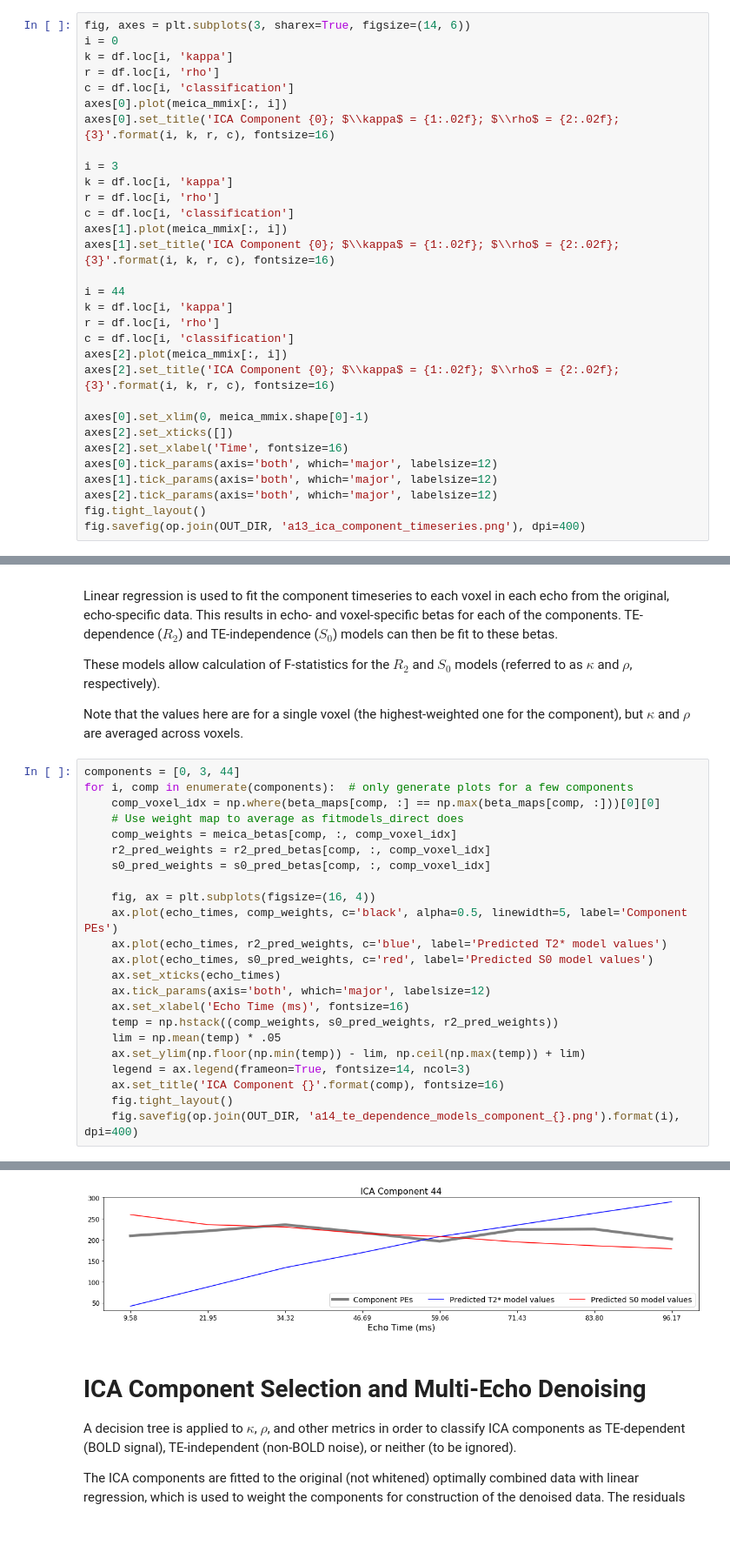
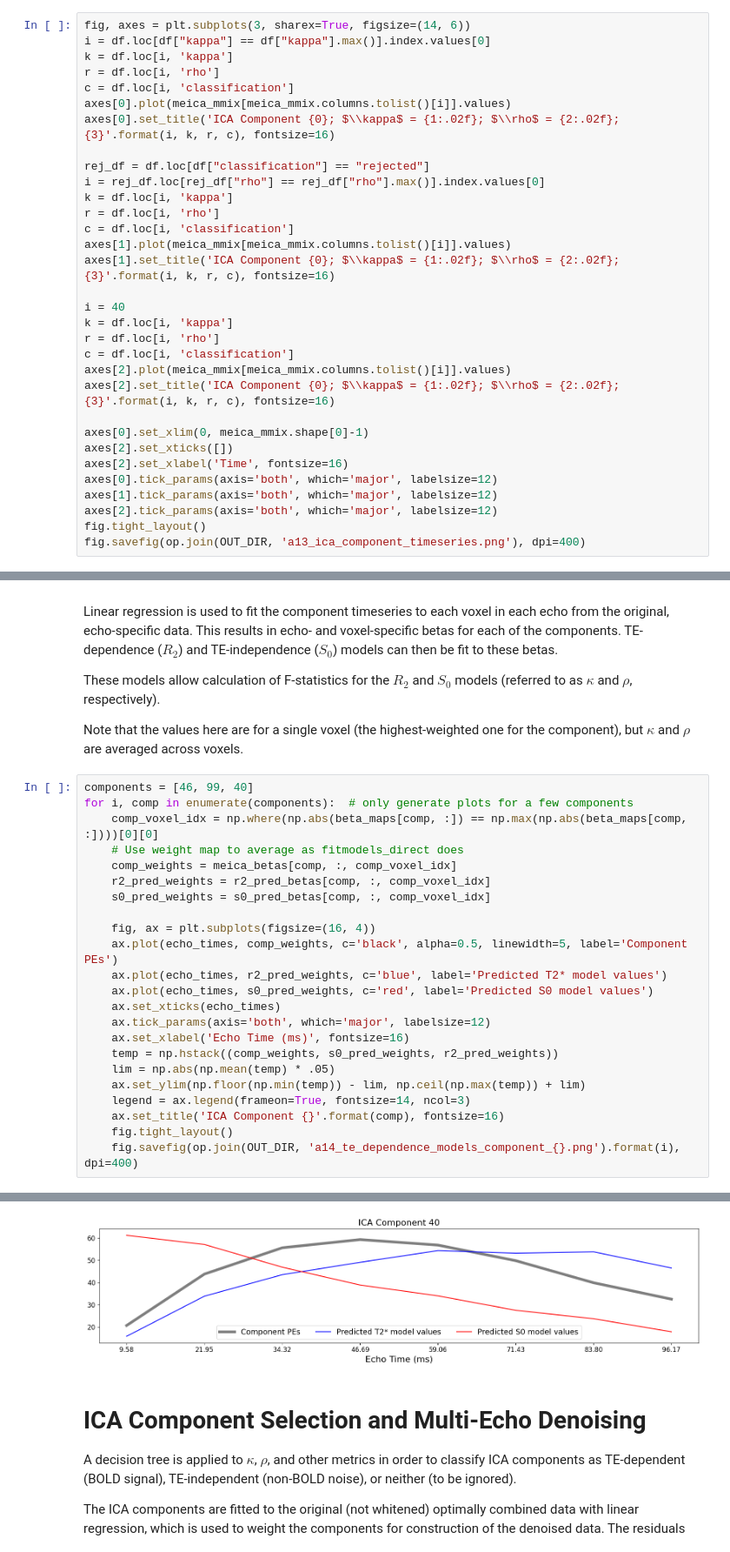
Before and after one commit to ME-ICA/tedana, a Jupyter notebook: docs/notebooks/plot_approach_figures.ipynb, the cells around one changed output, grey strips where cells are left out. Shown at 87% size. Cells and saved outputs as stored; diff of their text form.

```diff
--- a/docs/notebooks/plot_approach_figures.ipynb
+++ b/docs/notebooks/plot_approach_figures.ipynb
@@ -429,25 +446,26 @@ The whitened optimally combined data are then decomposed with ICA. The number of
 ICA produces a mixing matrix (i.e., timeseries for each component).
 # %%
 fig, axes = plt.subplots(3, sharex=True, figsize=(14, 6))
-i = 0
+i = df.loc[df["kappa"] == df["kappa"].max()].index.values[0]
 k = df.loc[i, 'kappa']
 r = df.loc[i, 'rho']
 c = df.loc[i, 'classification']
-axes[0].plot(meica_mmix[:, i])
+axes[0].plot(meica_mmix[meica_mmix.columns.tolist()[i]].values)
 axes[0].set_title('ICA Component {0}; $\\kappa$ = {1:.02f}; $\\rho$ = {2:.02f}; {3}'.format(i, k, r, c), fontsize=16)
 
-i = 3
+rej_df = df.loc[df["classification"] == "rejected"]
+i = rej_df.loc[rej_df["rho"] == rej_df["rho"].max()].index.values[0]
 k = df.loc[i, 'kappa']
 r = df.loc[i, 'rho']
 c = df.loc[i, 'classification']
-axes[1].plot(meica_mmix[:, i])
+axes[1].plot(meica_mmix[meica_mmix.columns.tolist()[i]].values)
 axes[1].set_title('ICA Component {0}; $\\kappa$ = {1:.02f}; $\\rho$ = {2:.02f}; {3}'.format(i, k, r, c), fontsize=16)
 
-i = 44
+i = 40
 k = df.loc[i, 'kappa']
 r = df.loc[i, 'rho']
 c = df.loc[i, 'classification']
-axes[2].plot(meica_mmix[:, i])
+axes[2].plot(meica_mmix[meica_mmix.columns.tolist()[i]].values)
 axes[2].set_title('ICA Component {0}; $\\kappa$ = {1:.02f}; $\\rho$ = {2:.02f}; {3}'.format(i, k, r, c), fontsize=16)
 
 axes[0].set_xlim(0, meica_mmix.shape[0]-1)
@@ -468,9 +486,9 @@ These models allow calculation of F-statistics for the $R_2$ and $S_0$ models (r
 
 Note that the values here are for a single voxel (the highest-weighted one for the component), but $\kappa$ and $\rho$ are averaged across voxels.
 # %%
-components = [0, 3, 44]
+components = [46, 99, 40]
 for i, comp in enumerate(components):  # only generate plots for a few components
-    comp_voxel_idx = np.where(beta_maps[comp, :] == np.max(beta_maps[comp, :]))[0][0]
+    comp_voxel_idx = np.where(np.abs(beta_maps[comp, :]) == np.max(np.abs(beta_maps[comp, :])))[0][0]
     # Use weight map to average as fitmodels_direct does
     comp_weights = meica_betas[comp, :, comp_voxel_idx]
     r2_pred_weights = r2_pred_betas[comp, :, comp_voxel_idx]
@@ -484,7 +502,7 @@ for i, comp in enumerate(components):  # only generate plots for a few component
     ax.tick_params(axis='both', which='major', labelsize=12)
     ax.set_xlabel('Echo Time (ms)', fontsize=16)
     temp = np.hstack((comp_weights, s0_pred_weights, r2_pred_weights))
-    lim = np.mean(temp) * .05
+    lim = np.abs(np.mean(temp) * .05)
     ax.set_ylim(np.floor(np.min(temp)) - lim, np.ceil(np.max(temp)) + lim)
     legend = ax.legend(frameon=True, fontsize=14, ncol=3)
     ax.set_title('ICA Component {}'.format(comp), fontsize=16)
@@ -496,4 +514,4 @@ for i, comp in enumerate(components):  # only generate plots for a few component
-[figure, old version]
+[figure, new version]
 # %% [markdown]
 # ICA Component Selection and Multi-Echo Denoising
 A decision tree is applied to $\kappa$, $\rho$, and other metrics in order to classify ICA components as TE-dependent (BOLD signal), TE-independent (non-BOLD noise), or neither (to be ignored).
```
Also changed, not shown: parts of 15 cells of this notebook, 18 other files.
